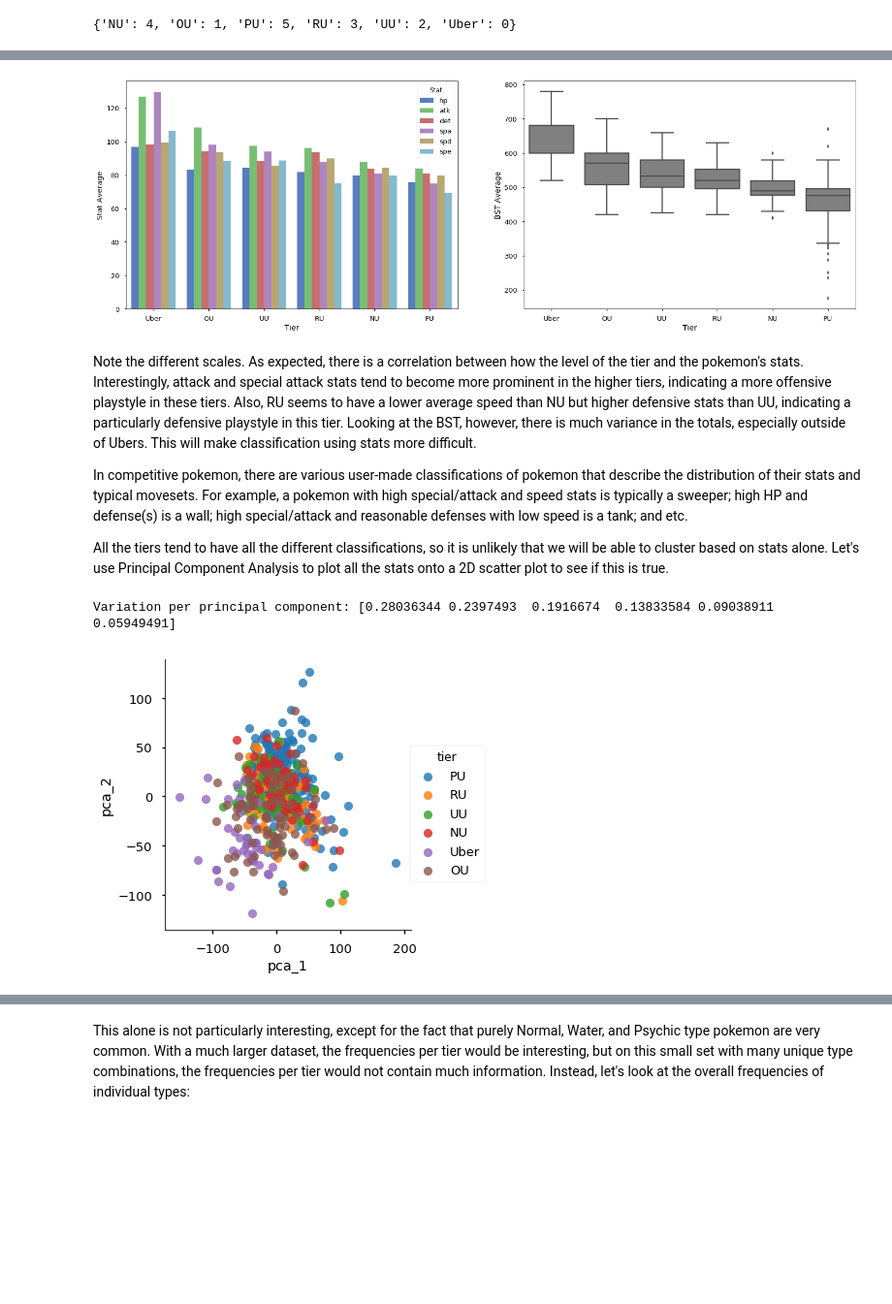
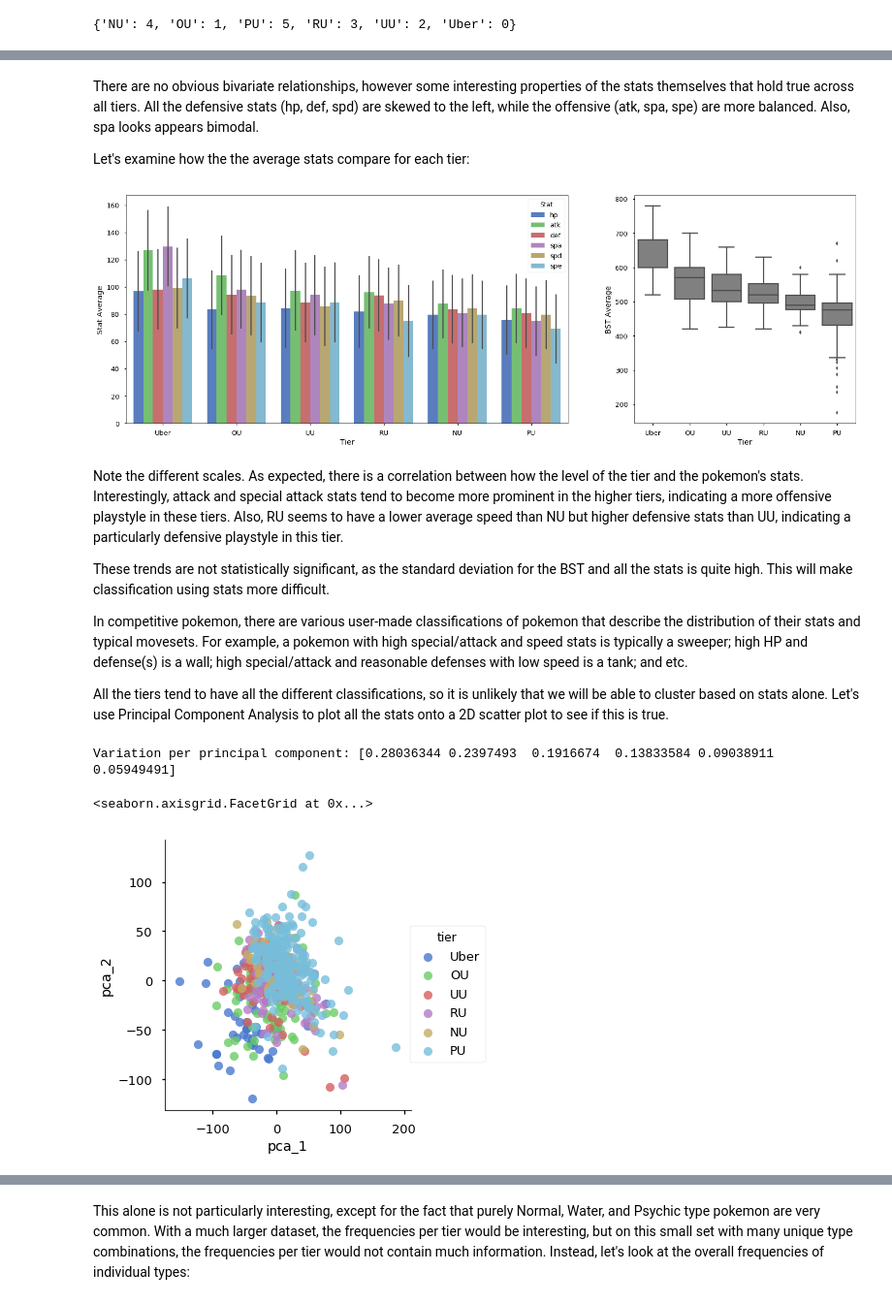
Before and after one commit to n2cholas/pokemon-analysis, a Jupyter notebook: Pokemon-Analysis.ipynb, the cells around one changed output, grey strips where cells are left out. Shown at 97% size. Drawn from its saved outputs; the diff is of its cells as text; code cells hidden in the pictures; blank space fills up the shorter version.

```diff
--- a/Pokemon-Analysis.ipynb
+++ b/Pokemon-Analysis.ipynb
@@ -88,6 +115,6 @@ df[(df.index == 'Landorus-Therian') | (df.index == 'Landorus') | (df.index == 'M
 # %% [markdown]
 A large movepool is considered an asset in competitive pokemon. For many pokemon, a large movepool makes it hard to predict what mvoeset your opponent is running. Let's create another feature describing the number of moves in the movepool
 # %%
-df['num_moves'] = df.apply(lambda x: len(eval(x.moves)), axis=1)
+df['num_moves'] = df.apply(lambda x: len(x.moves), axis=1)
 df.sample()
 # %% [output]
@@ -116,0 +146,9 @@ tier_mapping
+# %%
+weird_moves = set()
+
+for ind, row in df.iterrows():
+    for move in row.moves:
+        if "'" in move:
+            weird_moves.add(move)
+
+print(weird_moves)
@@ -116,0 +182,2 @@ tier_mapping
+# %%
+df['moves'] = df.apply(lambda x: set(x.moves), axis=1)
@@ -116,0 +192,14 @@ tier_mapping
+# %%
+df.loc['Victini', 'moves'].add('V-create')
+df.loc['Rayquaza', 'moves'].add('V-create') #technically should have Mega Rayquaza as well, but it's in AG
+df.loc['Celebi', 'moves'].add('Hold Back')
+
+for pok in ['Zygarde', 'Zygarde-10%', 'Zygarde-Complete']:
+    df.loc[pok, 'moves'].add('Thousand Arrows')
+    df.loc[pok, 'moves'].add('Thousand Waves')
+    df.loc[pok, 'moves'].add('Core Enforcer')
+
+for pok in ['Celebi', 'Serperior', 'Emboar', 'Samurott']: #'Mareep', 'Beldum', 'Munchlax' are all LC
+    df.loc[pok, 'moves'].add('Hold Back')
+
+mdf = mdf[(mdf.name != 'Happy Hour') & (mdf.name != 'Celebrate') & (mdf.name != 'Hold Hands') & (mdf.name != 'Plasma Fists')]
@@ -131,24 +237,37 @@ Let's examine how the the average stats compare for each tier:
+# %% [markdown]
+There are no obvious bivariate relationships, however some interesting properties of the stats themselves that hold true across all tiers. All the defensive stats (hp, def, spd) are skewed to the left, while the offensive (atk, spa, spe) are more balanced. Also, spa looks appears bimodal.
+
+Let's examine how the the average stats compare for each tier:
 # %%
 stats_df = df[['tier', 'tier_num', 'hp', 'atk', 'def', 'spa', 'spd', 'spe', 'bst']].groupby(['tier', 'tier_num']).agg(np.mean)
 stats_df = stats_df.reset_index()
 stats_df = stats_df.melt(id_vars=['tier', 'tier_num']).sort_values('tier_num', ascending=True)
 stats_df.columns = ('Tier', 'tier_num', 'Stat', 'Average')
 
+# Seaborn can only assign a y-error per category (not hue), so we'll average the standard deviations
+# All the standard deviations were quite close anyway, we would not have been able to differentiate them visually
+error_df = df[['tier', 'tier_num', 'hp', 'atk', 'def', 'spa', 'spd', 'spe']].groupby(['tier', 'tier_num']).agg(np.std)
+error_df = error_df.reset_index()
+error_df = error_df.melt(id_vars=['tier', 'tier_num']).sort_values('tier_num', ascending=True)
+error_df = error_df.groupby(['tier', 'tier_num']).agg(np.mean).sort_values('tier_num', ascending=True)
+error = list(error_df.value)
+
 sns.set_context('talk')
-fig, ax = plt.subplots(1,2, figsize=(25,8))
+fig, ax = plt.subplots(1,2, figsize=(25,8), gridspec_kw = {'width_ratios':[2, 1]})
 g = sns.factorplot(x="Tier", y="Average", hue_order=['hp', 'atk', 'def', 'spa', 'spd', 'spe'], hue="Stat",
-                 data=stats_df, kind="bar", palette="muted", ax=ax[0])
+                 data=stats_df, kind="bar", palette="muted", ax=ax[0], yerr=error, ecolor=(0.3, 0.3, 0.3, 1))
 g2 = sns.boxplot(data=df, x='tier', y='bst', order=tiers, color='grey', ax=ax[1])
 #g2=sns.factorplot(x="Tier", y="Average", hue_order=['bst'],hue="Stat", data=temp2,
 #                   kind="bar", palette="muted", aspect=1.5,  ax=ax[1])
 ax[0].set(xlabel='Tier', ylabel='Stat Average')
 ax[1].set(xlabel='Tier', ylabel='BST Average')
 plt.close(g.fig)
-#plt.close(g2.fig)
 # %% [output]
-[figure, old version]
+[figure, new version]
 # %% [markdown]
-Note the different scales. As expected, there is a correlation between how the level of the tier and the pokemon's stats. Interestingly, attack and special attack stats tend to become more prominent in the higher tiers, indicating a more offensive playstyle in these tiers. Also, RU seems to have a lower average speed than NU but higher defensive stats than UU, indicating a particularly defensive playstyle in this tier. Looking at the BST, however, there is much variance in the totals, especially outside of Ubers. This will make classification using stats more difficult.
+Note the different scales. As expected, there is a correlation between how the level of the tier and the pokemon's stats. Interestingly, attack and special attack stats tend to become more prominent in the higher tiers, indicating a more offensive playstyle in these tiers. Also, RU seems to have a lower average speed than NU but higher defensive stats than UU, indicating a particularly defensive playstyle in this tier.
+
+These trends are not statistically significant, as the standard deviation for the BST and all the stats is quite high. This will make classification using stats more difficult.
 
 In competitive pokemon, there are various user-made classifications of pokemon that describe the distribution of their stats and typical movesets. For example, a pokemon with high special/attack and speed stats is typically a sweeper; high HP and defense(s) is a wall; high special/attack and reasonable defenses with low speed is a tank; and etc.
 
@@ -158,12 +277,17 @@ from sklearn.decomposition import PCA
 
 pca = PCA(n_components=6)
 pca_result = pca.fit_transform(df[['hp', 'atk', 'def', 'spa', 'spd', 'spe']].values)
-df['pca_1'] = pca_result[:,0]
-df['pca_2'] = pca_result[:,1]
+pca_df = df.copy()
+pca_df = pca_df[['tier']]
+pca_df['pca_1'] = pca_result[:,0]
+pca_df['pca_2'] = pca_result[:,1]
+pca_df['pca_3'] = pca_result[:,1]
 print(f'Variation per principal component: {pca.explained_variance_ratio_}')
-g = sns.lmplot(data = df, x='pca_1', y='pca_2', hue='tier', fit_reg=False)
+sns.lmplot(data = pca_df, x='pca_1', y='pca_2', hue='tier', hue_order=tiers, fit_reg=False, palette='muted')
+#sns.pairplot(pca_df, hue='tier', hue_order=tiers, palette='muted')
 # %% [output]
 Variation per principal component: [0.28036344 0.2397493  0.1916674  0.13833584 0.09038911 0.05949491]
+<seaborn.axisgrid.FacetGrid at 0x...>
-[figure, old version]
+[figure, new version]
 # %% [markdown]
 The first two components make up about 52% of the variance; however, as expected, it is hard to distinguish any meaningful relationships. Though there some information, as the weakest tier, PU, dominates the bottom left while the highest tier, Uber, dominates the upper right. This likely represents the magnitude of the stats of the pokemon in those tiers moreso than the distributions themselves.
```
Also changed, not shown: parts of 44 cells of this notebook.
